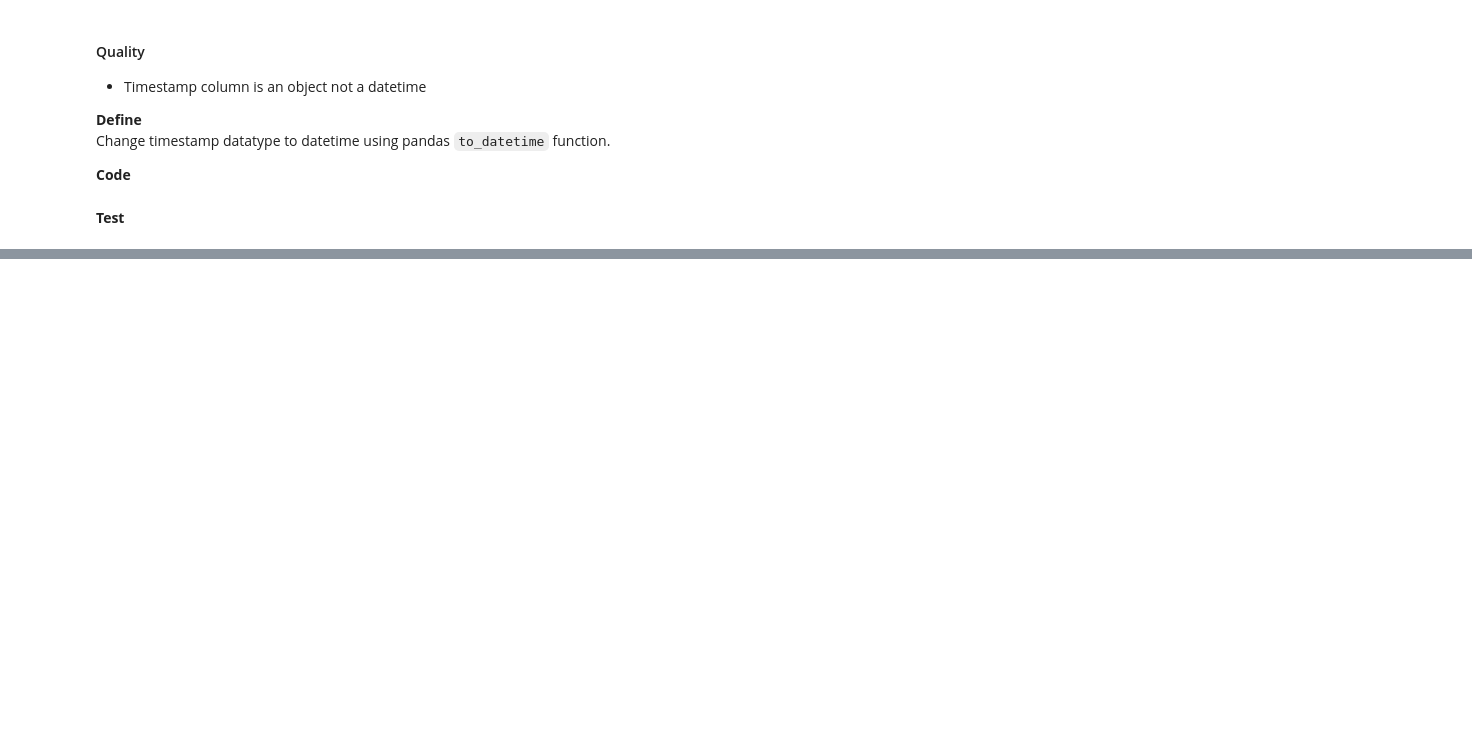
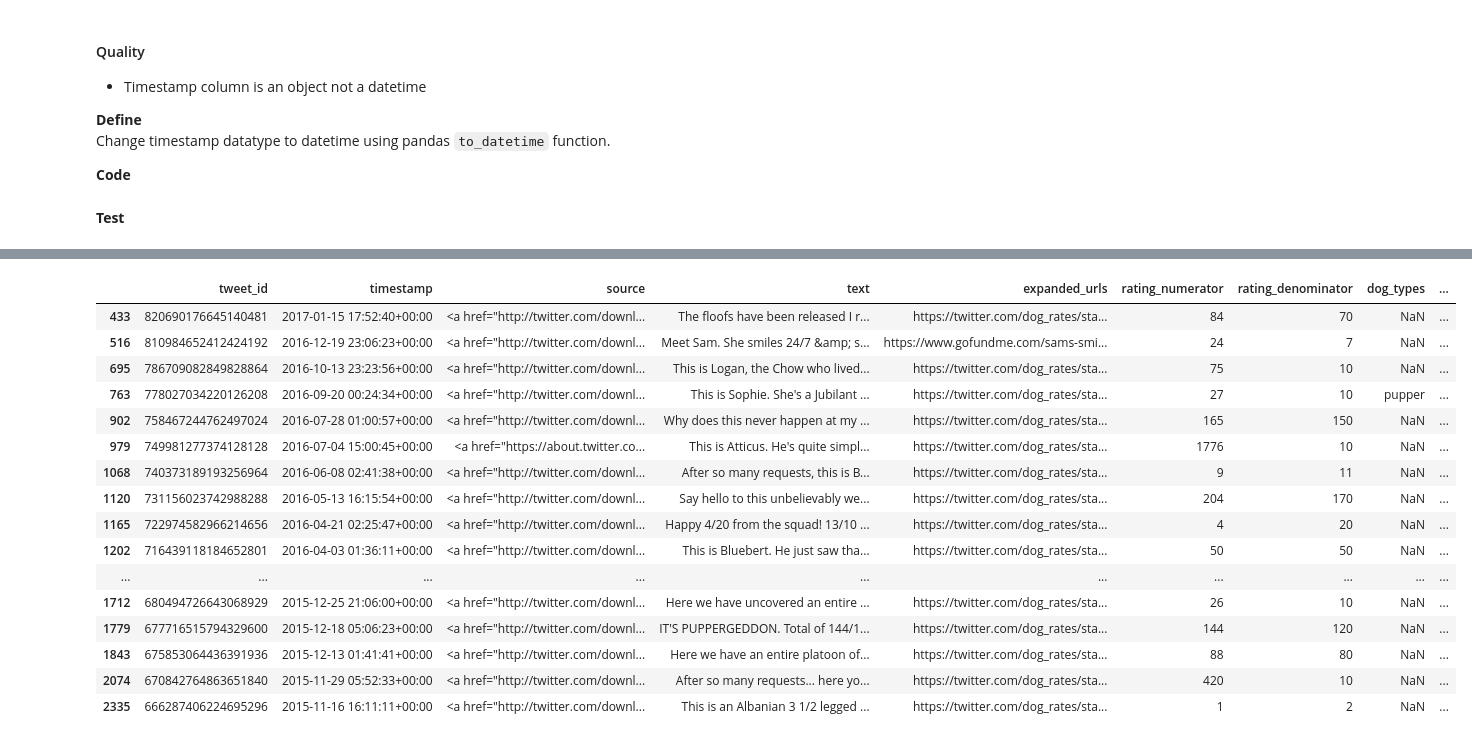
Before and after one commit to Tobi-David/Analyse-welovedogs-twitter-posts, a Jupyter notebook: wrangle_act.ipynb, the cells around one changed output, grey strips where cells are left out. Cells and saved outputs as stored; diff of their text form; code cells hidden in the pictures; blank space fills up the shorter version.

```diff
--- a/wrangle_act.ipynb
+++ b/wrangle_act.ipynb
@@ -388,0 +432,2 @@ tweets_clean['timestamp'] = pd.to_datetime(tweets_clean.timestamp)
+# %%
+tweets_clean.drop_duplicates(subset =['tweet_id'],inplace=True)
@@ -388,0 +461,10 @@ tweets_clean['timestamp'] = pd.to_datetime(tweets_clean.timestamp)
+# %%
+non_dogs = (tweets_clean[(tweets_clean['text'].str.contains('We only rate dogs')) |
+                         (tweets_clean['text'].str.contains('Please only send dogs')) |
+                         (tweets_clean['text'].str.contains('please only send dogs')) |
+                         (tweets_clean['text'].str.contains('we only rate dogs')) |
+                         (tweets_clean['text'].str.contains('2 legs')) |
+                         (tweets_clean['text'].str.contains('please only send in dogs')) |
+                         (tweets_clean['text'].str.contains('Please only send in dogs'))])
+# %%
+tweets_clean.drop(non_dogs.index,inplace=True)
@@ -452,2 +491,0 @@ new_name
-# %%
-tweets_clean = tweets_clean.merge(new_name,left_on ='tweet_id',right_on='tweet_id',how = 'right')
@@ -469,0 +503,20 @@ tweets_clean.head(100)
+# %%
+tweets_clean[(tweets_clean['rating_denominator'] != 10) | (tweets_clean['rating_numerator'] >= 16)]
+# %% [output]
+|  | tweet_id | timestamp | source | text | expanded_urls | rating_numerator | rating_denominator | dog_types | ... |
+| 433 | 820690176645140481 | 2017-01-15 17:52:40+00:00 | <a href="http://twitter.com/downl... | The floofs have been released I r... | https://twitter.com/dog_rates/sta... | 84 | 70 | NaN | ... |
+| 516 | 810984652412424192 | 2016-12-19 23:06:23+00:00 | <a href="http://twitter.com/downl... | Meet Sam. She smiles 24/7 &amp; s... | https://www.gofundme.com/sams-smi... | 24 | 7 | NaN | ... |
+| 695 | 786709082849828864 | 2016-10-13 23:23:56+00:00 | <a href="http://twitter.com/downl... | This is Logan, the Chow who lived... | https://twitter.com/dog_rates/sta... | 75 | 10 | NaN | ... |
+| 763 | 778027034220126208 | 2016-09-20 00:24:34+00:00 | <a href="http://twitter.com/downl... | This is Sophie. She's a Jubilant ... | https://twitter.com/dog_rates/sta... | 27 | 10 | pupper | ... |
+| 902 | 758467244762497024 | 2016-07-28 01:00:57+00:00 | <a href="http://twitter.com/downl... | Why does this never happen at my ... | https://twitter.com/dog_rates/sta... | 165 | 150 | NaN | ... |
+| 979 | 749981277374128128 | 2016-07-04 15:00:45+00:00 | <a href="https://about.twitter.co... | This is Atticus. He's quite simpl... | https://twitter.com/dog_rates/sta... | 1776 | 10 | NaN | ... |
+| 1068 | 740373189193256964 | 2016-06-08 02:41:38+00:00 | <a href="http://twitter.com/downl... | After so many requests, this is B... | https://twitter.com/dog_rates/sta... | 9 | 11 | NaN | ... |
+| 1120 | 731156023742988288 | 2016-05-13 16:15:54+00:00 | <a href="http://twitter.com/downl... | Say hello to this unbelievably we... | https://twitter.com/dog_rates/sta... | 204 | 170 | NaN | ... |
+| 1165 | 722974582966214656 | 2016-04-21 02:25:47+00:00 | <a href="http://twitter.com/downl... | Happy 4/20 from the squad! 13/10 ... | https://twitter.com/dog_rates/sta... | 4 | 20 | NaN | ... |
+| 1202 | 716439118184652801 | 2016-04-03 01:36:11+00:00 | <a href="http://twitter.com/downl... | This is Bluebert. He just saw tha... | https://twitter.com/dog_rates/sta... | 50 | 50 | NaN | ... |
+| ... | ... | ... | ... | ... | ... | ... | ... | ... | ... |
+| 1712 | 680494726643068929 | 2015-12-25 21:06:00+00:00 | <a href="http://twitter.com/downl... | Here we have uncovered an entire ... | https://twitter.com/dog_rates/sta... | 26 | 10 | NaN | ... |
+| 1779 | 677716515794329600 | 2015-12-18 05:06:23+00:00 | <a href="http://twitter.com/downl... | IT'S PUPPERGEDDON. Total of 144/1... | https://twitter.com/dog_rates/sta... | 144 | 120 | NaN | ... |
+| 1843 | 675853064436391936 | 2015-12-13 01:41:41+00:00 | <a href="http://twitter.com/downl... | Here we have an entire platoon of... | https://twitter.com/dog_rates/sta... | 88 | 80 | NaN | ... |
+| 2074 | 670842764863651840 | 2015-11-29 05:52:33+00:00 | <a href="http://twitter.com/downl... | After so many requests... here yo... | https://twitter.com/dog_rates/sta... | 420 | 10 | NaN | ... |
+| 2335 | 666287406224695296 | 2015-11-16 16:11:11+00:00 | <a href="http://twitter.com/downl... | This is an Albanian 3 1/2 legged ... | https://twitter.com/dog_rates/sta... | 1 | 2 | NaN | ... |
```
Also changed, not shown: parts of 35 cells of this notebook.
